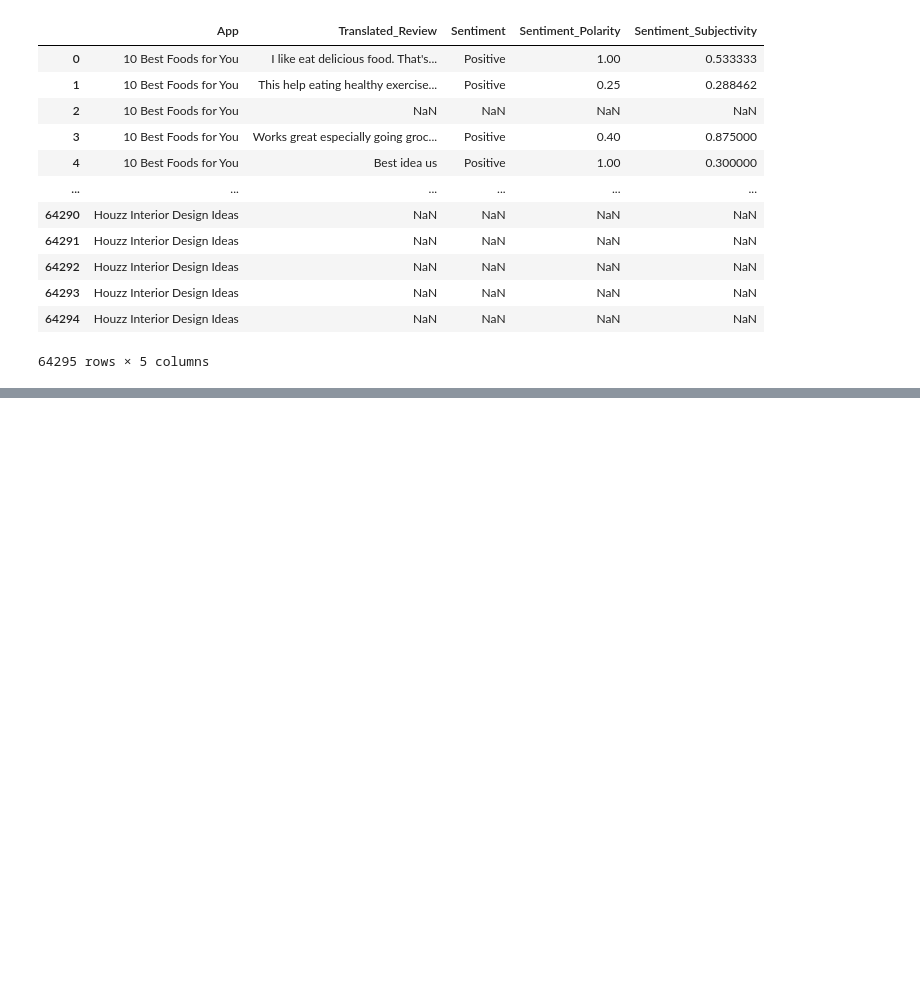
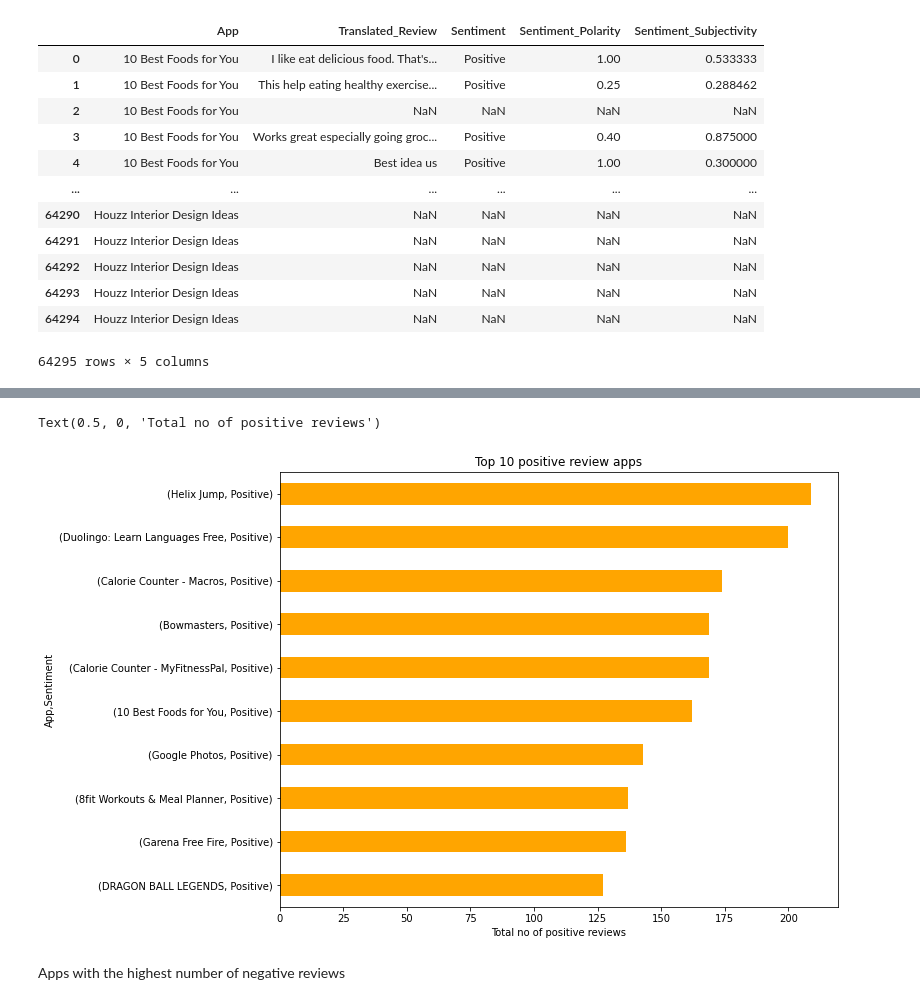
Before and after one commit to Koti-RK/Playstore-App-Review-Analysis, a Jupyter notebook: PlayStore_App_Review_Analysis_Capstone_Project.ipynb, the cells around one changed output, grey strips where cells are left out. Saved outputs shown, nothing was run; the diff lists cells and outputs as text; code cells hidden in the pictures; blank space fills up the shorter version.

```diff
--- a/PlayStore_App_Review_Analysis_Capstone_Project.ipynb
+++ b/PlayStore_App_Review_Analysis_Capstone_Project.ipynb
@@ -600,0 +759,3 @@ user_reviews_df
+# %%
+positive_df=user_reviews_df[user_reviews_df['Sentiment']=='Positive']
+positive_df.head()
@@ -600,0 +769,3 @@ user_reviews_df
+# %%
+Top_positive_review_apps =positive_df.groupby('App')['Sentiment'].value_counts().nlargest(10)
+Top_positive_review_apps
@@ -600,0 +785,9 @@ user_reviews_df
+# %%
+Top_positive_review_apps.plot.barh(figsize=(10,8),color='orange').invert_yaxis()
+plt.title("Top 10 positive review apps")
+plt.xlabel('Total no of positive reviews')
+# %% [output]
+Text(0.5, 0, 'Total no of positive reviews')
+[figure, added]
+# %% [markdown]
+Apps with the highest number of negative reviews
```
Also changed, not shown: parts of 31 cells of this notebook.
